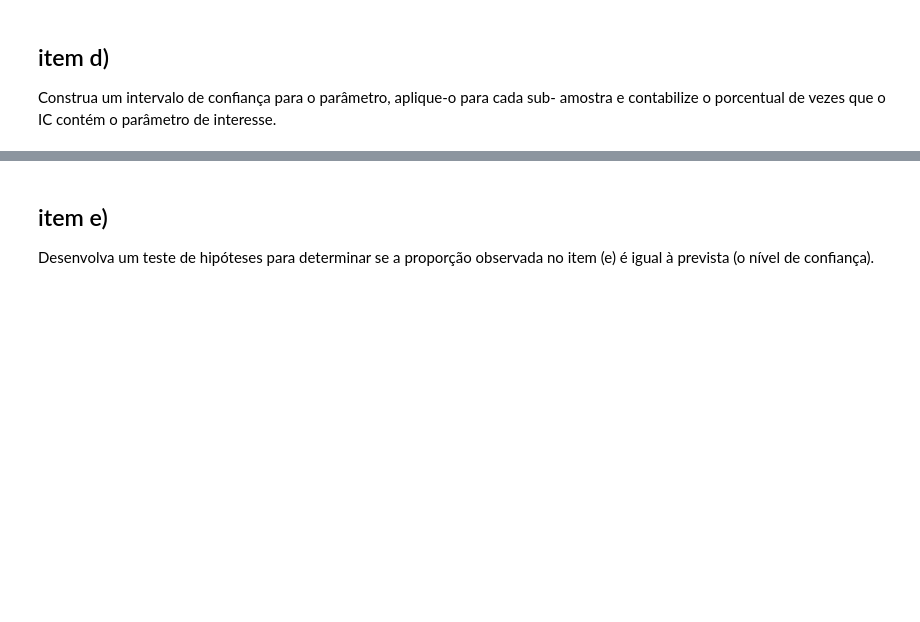
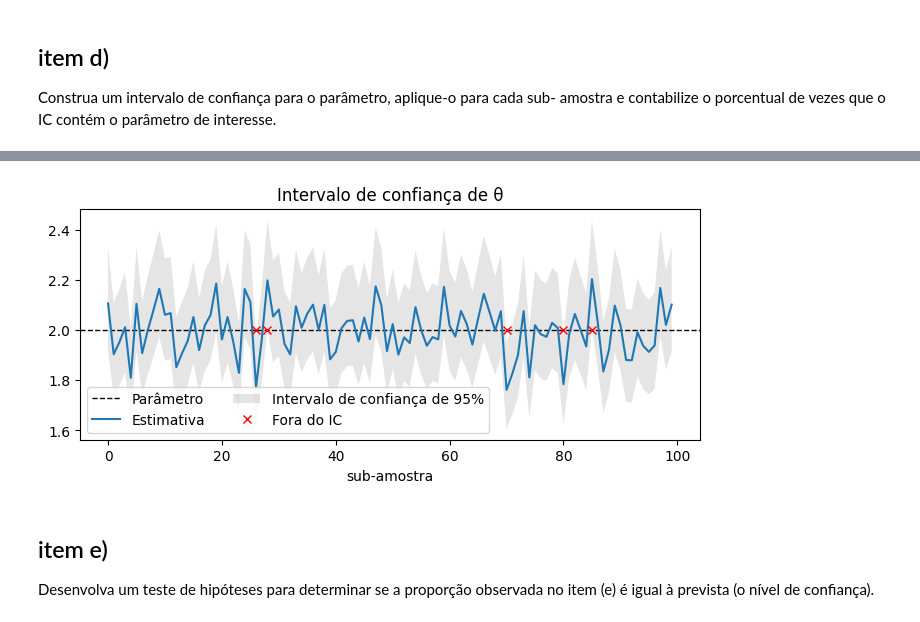
Before and after one commit to asdmalizia/masters, a Jupyter notebook: Inferência estatística/Lista prática.ipynb, the cells around one changed output, grey strips where cells are left out. Cells and saved outputs as stored; diff of their text form; code cells hidden in the pictures; blank space fills up the shorter version.

```diff
--- a/Inferência estatística/Lista prática.ipynb
+++ b/Inferência estatística/Lista prática.ipynb
@@ -117,3 +177,41 @@ interesse.
+# %%
+def calcula_ic(α, samples):
+    z_alpha = norm.ppf(1-α/2)
+    lower_bound = np.mean(samples, axis=1) / (
+        2 + z_alpha/(
+            pow(samples.shape[1]/2, 0.5)
+        )
+    )
+    upper_bound = np.mean(samples, axis=1) / (
+        2 - z_alpha/(
+            pow(samples.shape[1]/2, 0.5)
+        )
+    )
+    return lower_bound, upper_bound
+# %%
+α = 0.05
+lower_bound, upper_bound = calcula_ic(α, samples)
+out_of_bounds = (θ < lower_bound) | (θ > upper_bound)
+# %%
+fig, ax = plt.subplots(figsize=(8,3))
+ax.axhline(y=θ, color='black', linestyle='--', linewidth=1, label='Parâmetro')
+ax.plot(np.arange(n_samples), estimativas_completas, label='Estimativa')
+ax.fill_between(
+    np.arange(n_samples),
+    lower_bound, upper_bound,
+    facecolor="black", alpha=0.1,
+    label = 'Intervalo de confiança de 95%'
+)
+ax.plot(
+    np.arange(n_samples)[out_of_bounds], [2]*np.sum(out_of_bounds),
+    'x', color='red', label='Fora do IC'
+)
+ax.set_title('Intervalo de confiança de θ')
+ax.set_xlabel('sub-amostra')
+ax.legend(ncols=2, loc='best')
+plt.show()
+# %% [output]
+[figure, added]
 # %% [markdown]
 ## item e)
 Desenvolva um teste de hipóteses para determinar se a proporção observada
```
Also changed, not shown: parts of 41 cells of this notebook, 9 other files.
